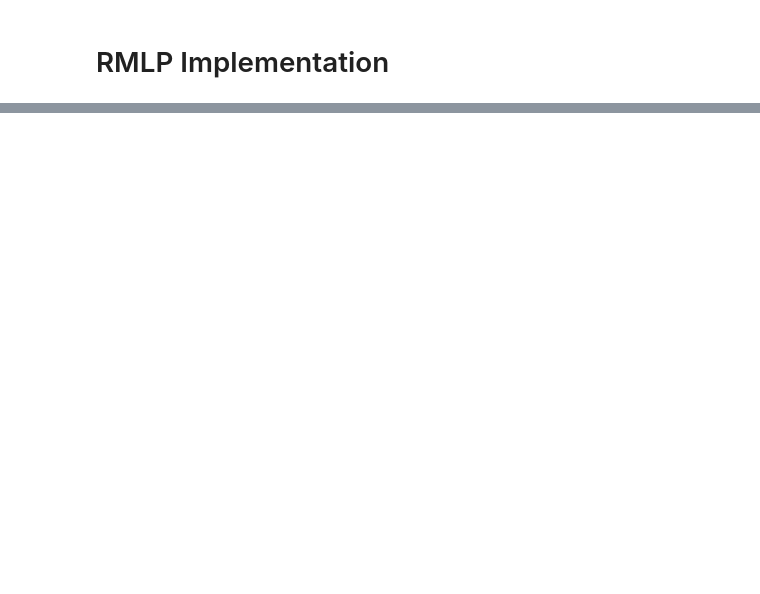
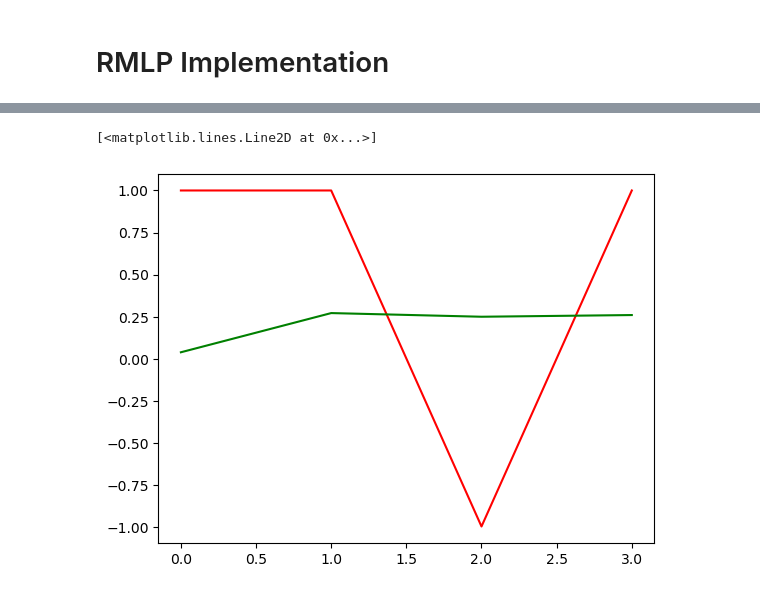
Before and after one commit to whoismuch/recurrent-neural-network, a Jupyter notebook: RMLP.ipynb, the cells around one changed output, grey strips where cells are left out. Cells and saved outputs as stored; diff of their text form; code cells hidden in the pictures; blank space fills up the shorter version.

```diff
--- a/RMLP.ipynb
+++ b/RMLP.ipynb
@@ -109,3 +30,0 @@ df
-# %%
-sns.set(rc={'figure.figsize': (15, 8)})
-sns.heatmap(df.corr(), annot=True, linewidths=3, cbar=False)
@@ -369,0 +312,6 @@ class RMLP:
+# %%
+plt.plot(y_p_f_b[9][98], color='red')
+plt.plot(y_t_f_b[9][98], color='green')
+# %% [output]
+[<matplotlib.lines.Line2D at 0x...>]
+[figure, added]
```
Also changed, not shown: parts of 54 cells of this notebook, 2 other files.
